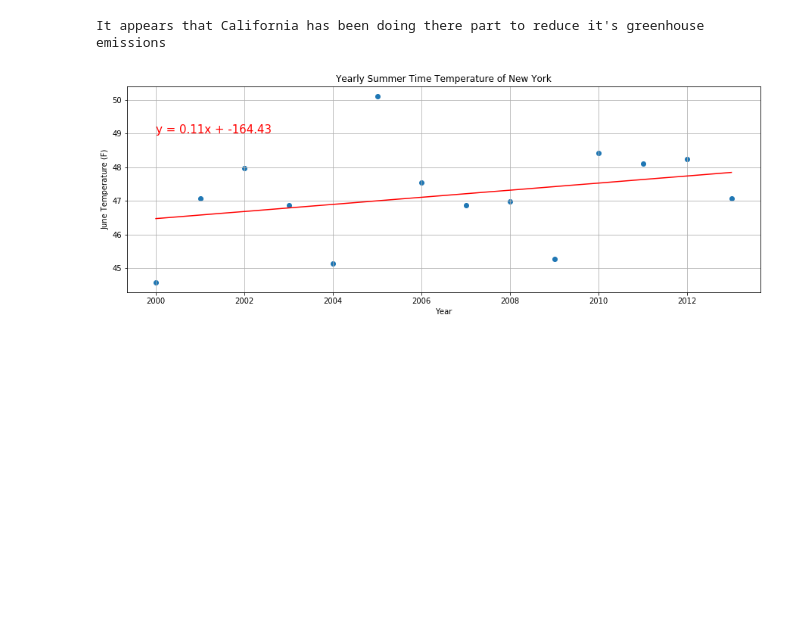
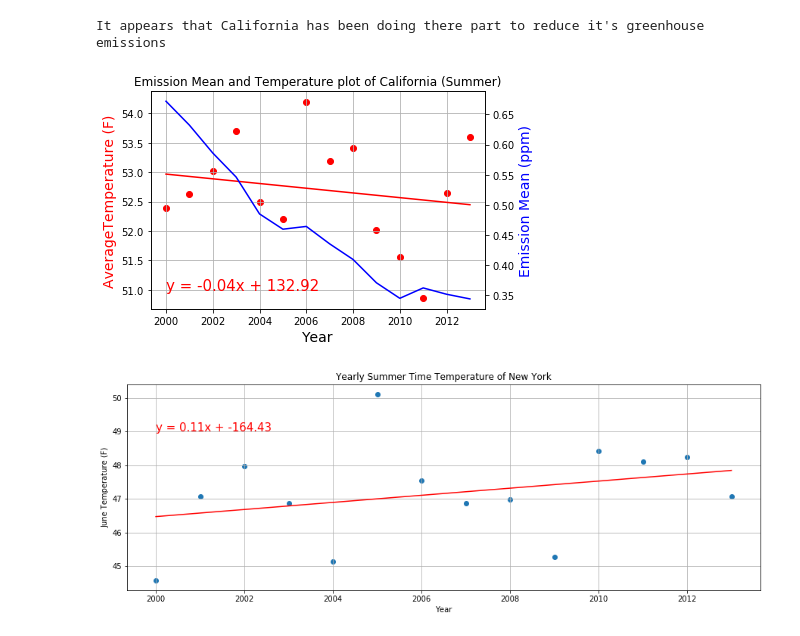
Before and after one commit to KennytheSun/Global_Warming_Repo, a Jupyter notebook: Script/US_States_Temp_VS_CO2_Emissions_2000-2013.ipynb, the cells around one changed output. Drawn from its saved outputs; the diff is of its cells as text; code cells hidden in the pictures; blank space fills up the shorter version.

Commit message:
updated to include Co2 and temp as subplots

```diff
--- a/Script/US_States_Temp_VS_CO2_Emissions_2000-2013.ipynb
+++ b/Script/US_States_Temp_VS_CO2_Emissions_2000-2013.ipynb
@@ -407,6 +407,39 @@ It appears that California has been doing there part to reduce it's greenhouse e
 
 # # for state in States:
 # #     if state = state
+# %%
+# create figure and axis objects with subplots()
+fig,ax = plt.subplots()
+# make a plot
+ax.scatter(x_values,y_values, color="red")
+# set x-axis label
+ax.set_xlabel("Year",fontsize=14)
+# set y-axis label
+ax.set_ylabel("AverageTemperature (F)",color="red",fontsize=14)
+
+(slope, intercept, rvalue, pvalue, stderr) = linregress(x_values, y_values)
+regress_values = x_values * slope + intercept
+line_eq = "y = " + str(round(slope,2)) + "x + " + str(round(intercept,2))
+
+
+linregress(x_values,regress_values)
+plt.plot(x_values, intercept + slope*x_values, 'r', label='fitted line')
+plt.annotate(line_eq,(2000,51),fontsize=15,color="red")
+plt.grid(True)
+
+
+# twin object for two different y-axis on the sample plot
+ax2=ax.twinx()
+# make a plot with different y-axis using second axis object
+ax2.plot(x_values,cali["C02 emmision (ppm)"] ,color="blue")
+ax2.set_ylabel("Emission Mean (ppm)",color="blue",fontsize=14)
+plt.title("Emission Mean and Temperature plot of California (Summer)", fontsize=12)
+plt.show()
+
+# Save the figure
+fig.savefig("output_data/ca_subplot.png")
+# %% [output]
+[figure, added]
 # %%
 #temp of New York in June
 #Get data for New York
```
Also changed, not shown: parts of 4 cells of this notebook.
